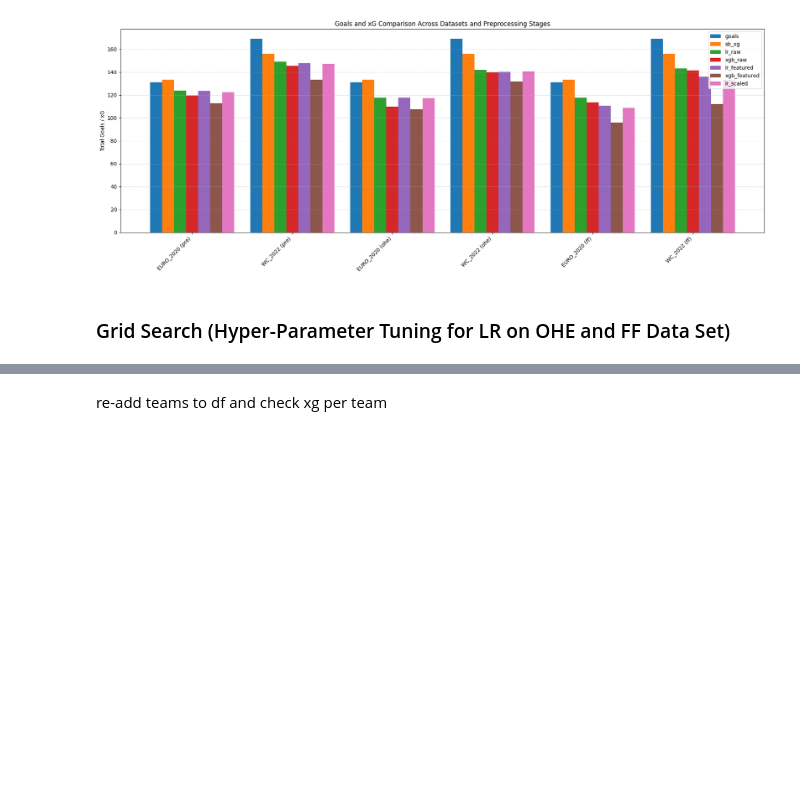
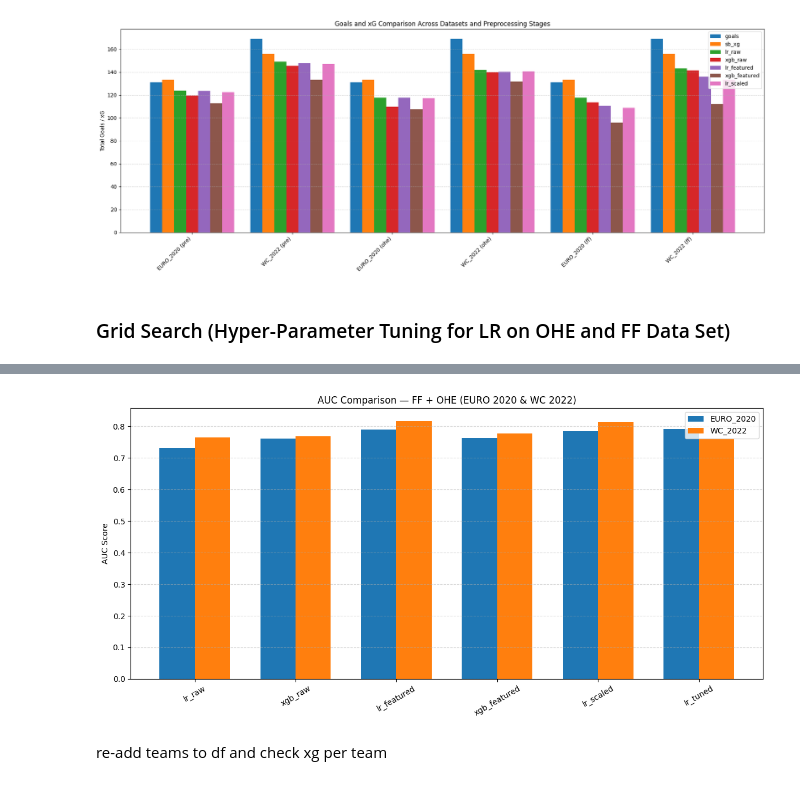
Before and after one commit to M-Traiki/Final_Project_Ironhack, a Jupyter notebook: model_training_and_evaluation.ipynb, the cells around one changed output, grey strips where cells are left out. Drawn from its saved outputs; the diff is of its cells as text; code cells hidden in the pictures; blank space fills up the shorter version.

```diff
--- a/model_training_and_evaluation.ipynb
+++ b/model_training_and_evaluation.ipynb
@@ -409,7 +409,7 @@ lr_raw_pred_eu = lr_raw.predict_proba(X_raw_eu)[:, 1]
 xgb_raw_pred_eu = xgb_raw.predict_proba(X_raw_eu)[:, 1]
 
 # Logistic Regression (featured)
-lr_feat_pred_eu = lr_featured.predict_proba(X_feat_eu)[:, 1]
+lr_feat_pred_eu_pre = lr_featured.predict_proba(X_feat_eu)[:, 1]
 
 # XGBoost (featured)
 xgb_feat_pred_eu = xgb_featured.predict_proba(X_feat_eu)[:, 1]
@@ -426,7 +426,7 @@ eu_eval = pd.DataFrame({
     "is_goal": y_eu,
     "lr_raw": lr_raw_pred_eu,
     "xgb_raw": xgb_raw_pred_eu,
-    "lr_featured": lr_feat_pred_eu,
+    "lr_featured": lr_feat_pred_eu_pre,
     "xgb_featured": xgb_feat_pred_eu,
     "lr_scaled": lr_scaled_pred_eu
 })
@@ -1766,7 +1637,7 @@ base_lr = LogisticRegression(penalty="l2", solver="lbfgs", max_iter=5000)
 
 # Hyperparameter grid
 param_grid = {
-    "C": [0.01, 0.1, 1, 5, 10],
+    "C": [0.01, 0.1, 0.5, 1, 5, 10],
 }
 
 # GridSearch with calibration-aware scoring
@@ -1846,0 +1722,14 @@ StatsBomb xG: 155.8985419302
+# %%
+dataset = "WC_2022"
+
+all_auc[stage][dataset]["lr_tuned"]   = auc_wc22
+all_brier[stage][dataset]["lr_tuned"] = brier_wc22
+all_xg[stage][dataset]["lr_tuned"]    = xg_wc22
+# %%
+dataset = "WC18_test"
+
+dataset = "WC_2022"
+
+all_auc[stage][dataset]["lr_tuned"]   = auc_wc18
+all_brier[stage][dataset]["lr_tuned"] = brier_wc18
+all_xg[stage][dataset]["lr_tuned"]    = xg_wc18
@@ -1847,2 +1765,36 @@ StatsBomb xG: 155.8985419302
+# %%
+stage = "ff"   # only stage that contains lr_tuned
+datasets_to_plot = ["EURO_2020", "WC_2022"]
+
+# Extract available models (keys) from first dataset
+all_models = list(all_auc[stage][datasets_to_plot[0]].keys())
+
+x = np.arange(len(all_models))
+bar_width = 0.35
+
+plt.figure(figsize=(12,6))
+
+for i, dataset in enumerate(datasets_to_plot):
+    model_scores = []
+
+    for model in all_models:
+        model_scores.append(all_auc[stage][dataset].get(model, np.nan))  # safe lookup
+
+    plt.bar(
+        x + i * bar_width,
+        model_scores,
+        width=bar_width,
+        label=dataset
+    )
+
+plt.xticks(x + bar_width / 2, all_models, rotation=30)
+plt.ylabel("AUC Score")
+plt.title("AUC Comparison — FF + OHE (EURO 2020 & WC 2022)")
+plt.legend()
+plt.grid(axis="y", linestyle="--", alpha=0.5)
+plt.tight_layout()
+plt.show()
+# %% [output]
+[figure, added]
 # %% [markdown]
 re-add teams to df and check xg per team
```
Also changed, not shown: parts of 26 cells of this notebook, 1 other file.
